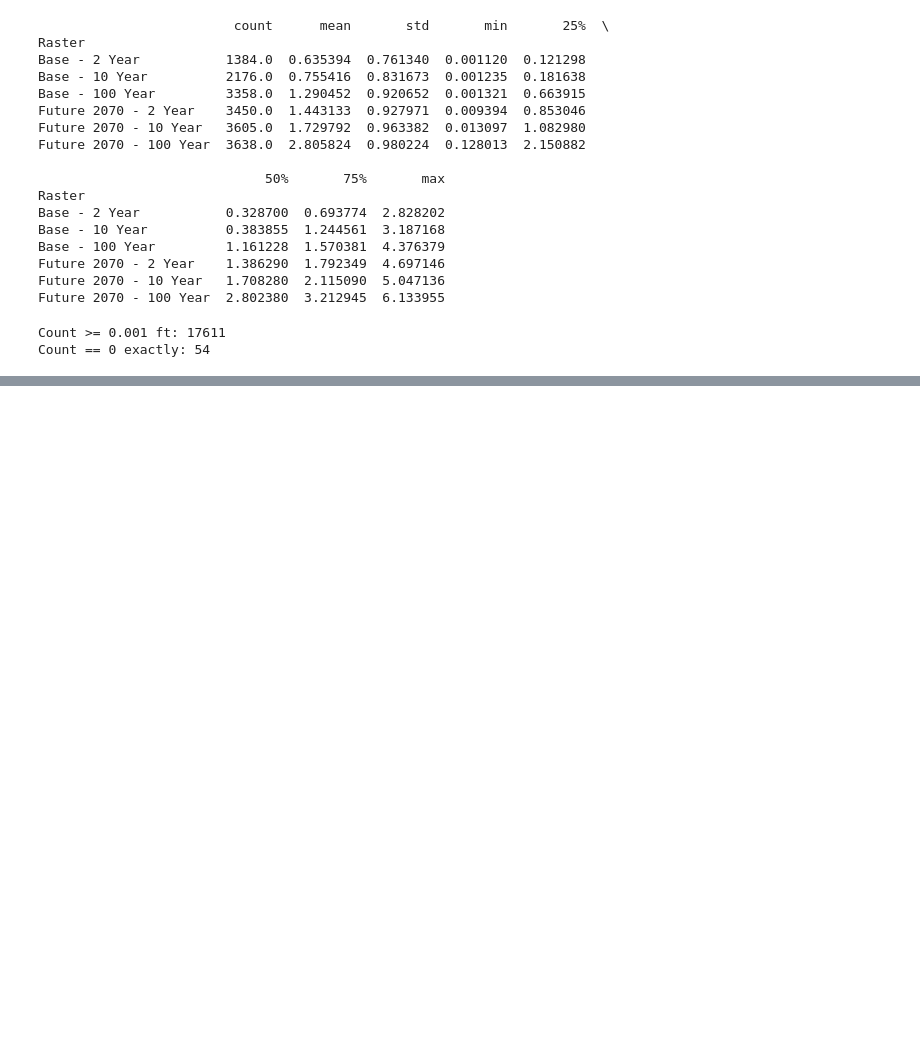
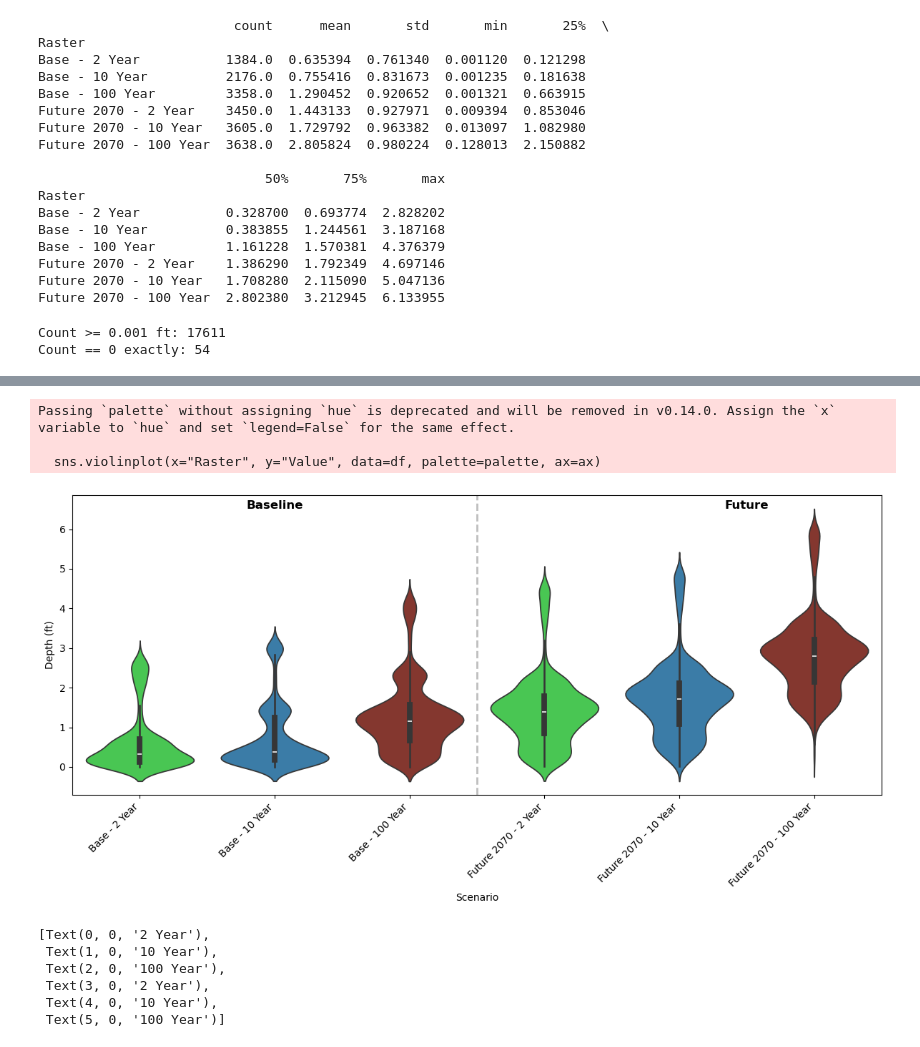
Before and after one commit to dianaveronez/General, a Jupyter notebook: gis/depth_across_study_area.ipynb, the cells around one changed output, grey strips where cells are left out. Cells and saved outputs as stored; diff of their text form; code cells hidden in the pictures; blank space fills up the shorter version.

```diff
--- a/gis/depth_across_study_area.ipynb
+++ b/gis/depth_across_study_area.ipynb
@@ -175,0 +237,32 @@ Count == 0 exactly: 54
+# %%
+# Violin plot with labels distinguishing Base (Current) vs Future scenarios
+fig, ax = plt.subplots(figsize=(12, 6))
+sns.violinplot(x="Raster", y="Value", data=df, palette=palette, ax=ax)
+ax.set_xticklabels(ax.get_xticklabels(), rotation=45, ha="right")
+ax.set_xlabel("Scenario")
+ax.set_ylabel("Depth (ft)")
+
+# Add vertical line to separate Base (Current) and Future scenarios
+ax.axvline(x=2.5, color='gray', linestyle='--', linewidth=2, alpha=0.5)
+
+# Add text labels above
+ax.text(1, ax.get_ylim()[1] * 0.95, "Baseline", ha='center', fontsize=12, fontweight='bold')
+ax.text(4.5, ax.get_ylim()[1] * 0.95, "Future", ha='center', fontsize=12, fontweight='bold')
+
+plt.tight_layout()
+plt.show()
+
+# Update x-axis labels to remove "Base" and "Future 2070"
+labels = [label.get_text().replace("Base - ", "").replace("Future 2070 - ", "") for label in ax.get_xticklabels()]
+ax.set_xticklabels(labels)
+# %% [output]
+Passing `palette` without assigning `hue` is deprecated and will be removed in v0.14.0. Assign the `x` variable to `hue` and set `legend=False` for the same effect.
+
+  sns.violinplot(x="Raster", y="Value", data=df, palette=palette, ax=ax)
+[figure, added]
+[Text(0, 0, '2 Year'),
+ Text(1, 0, '10 Year'),
+ Text(2, 0, '100 Year'),
+ Text(3, 0, '2 Year'),
+ Text(4, 0, '10 Year'),
+ Text(5, 0, '100 Year')]
```
Also changed, not shown: parts of 3 cells of this notebook, 1 other file.
